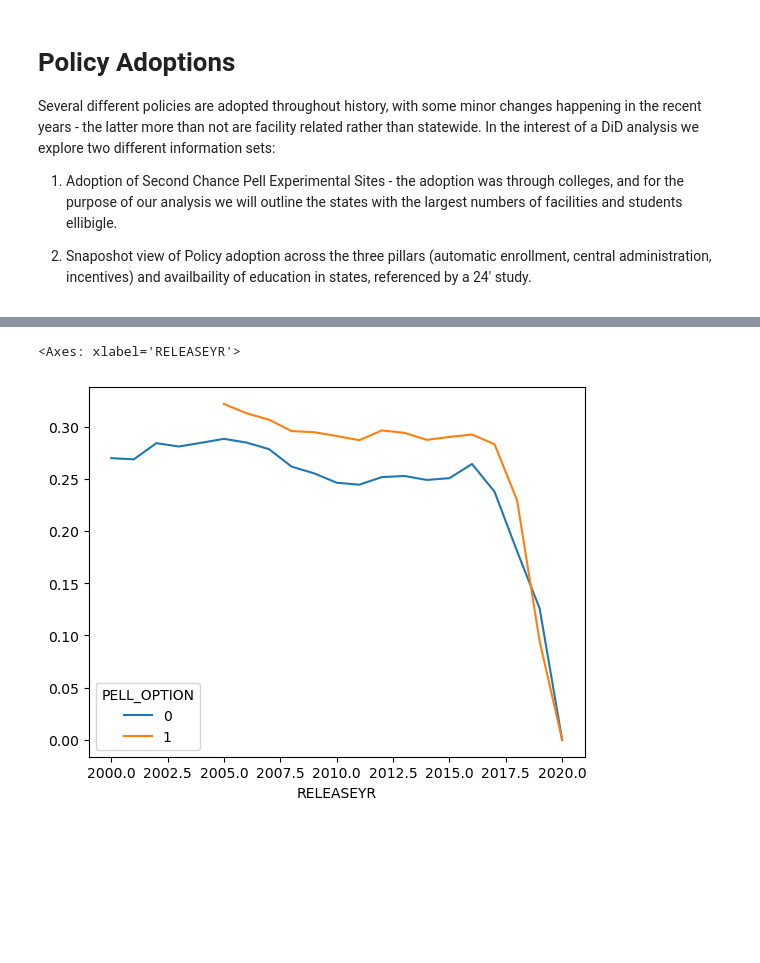
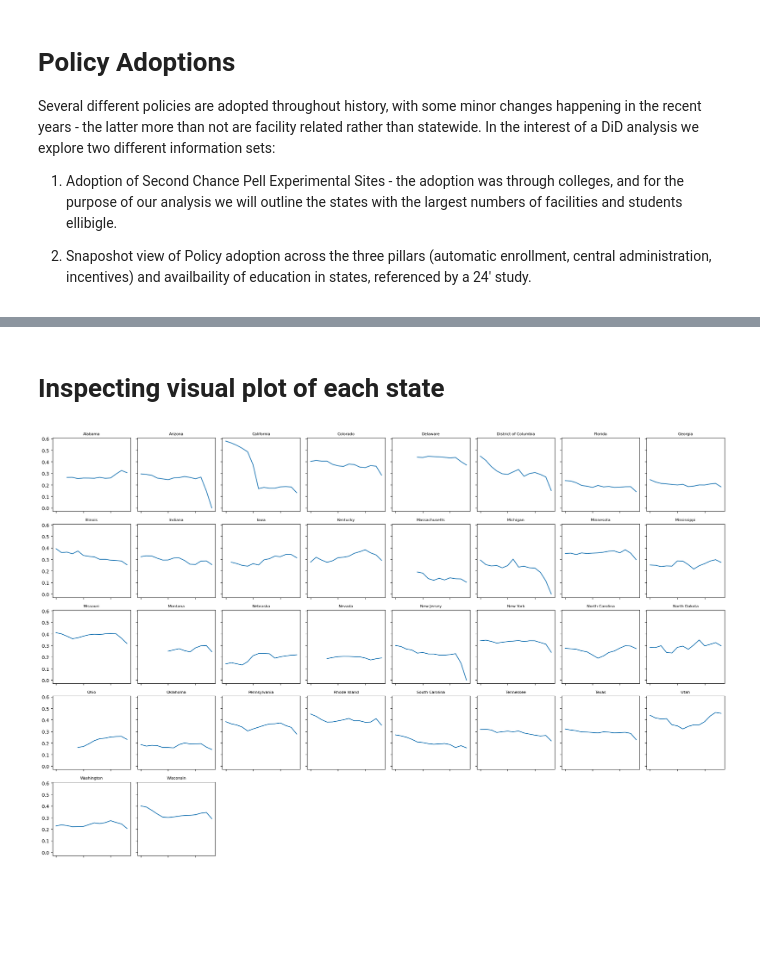
Before and after one commit to TeaTafaj/Recidivism-Education, a Jupyter notebook: pre_processing.ipynb, the cells around one changed output, grey strips where cells are left out. Saved outputs shown, nothing was run; the diff lists cells and outputs as text; code cells hidden in the pictures; blank space fills up the shorter version.

```diff
--- a/pre_processing.ipynb
+++ b/pre_processing.ipynb
@@ -407,0 +406,7 @@ Name: count, dtype: int64
+# %%
+# Keep states that appear by 2010 (ensures enough pre-treatment data)
+valid_states = (
+    df.groupby("STATE_NAME")["RELEASEYR"].min().loc[lambda x: x <= 2010].index
+)
+
+df = df[df["STATE_NAME"].isin(valid_states)]
@@ -407,0 +441,2 @@ Name: count, dtype: int64
+# %%
+df = df[~df["STATE_NAME"].isin(["New Mexico", "West Virginia"])]
@@ -408,3 +445,5 @@ Name: count, dtype: int64
+# %%
+df = df[df["RELEASEYR"] <= 2018]
 # %% [markdown]
 # Policy Adoptions
 
@@ -522,22 +504,29 @@ scores.sort_values("slope_diff").head(10)
-# %%
-states_option_try = [
-    "Texas",
-    "Tennessee",
-    "North Carolina",
-    "Arizona",
-    "Indiana",
-    "Georgia",
-]
-
-df_large = df[
-    (df["STATE_NAME"].isin(states_option_try)) & (df["RELEASEYR"] >= 2000)
-].copy()
-
-treated_states = ["Texas"]
-
-df_large["PELL_OPTION"] = df_large["STATE_NAME"].isin(treated_states).astype(int)
-
-df_large.groupby(["RELEASEYR", "PELL_OPTION"])["within_2_yrs"].mean().unstack().plot()
-# %% [output]
-<Axes: xlabel='RELEASEYR'>
-[figure, removed]
+# %% [markdown]
+# Inspecting visual plot of each state
+# %%
+import matplotlib.pyplot as plt
+
+state_trends = (
+    df[(df["RELEASEYR"] >= 2005) & (df["RELEASEYR"] <= 2018)]
+    .groupby(["STATE_NAME", "RELEASEYR"])["within_2_yrs"]
+    .mean()
+    .reset_index()
+)
+
+states = state_trends["STATE_NAME"].unique()
+
+fig, axes = plt.subplots(6, 8, figsize=(20, 15), sharex=True, sharey=True)
+axes = axes.flatten()
+
+for i, state in enumerate(states):
+    temp = state_trends[state_trends["STATE_NAME"] == state]
+    axes[i].plot(temp["RELEASEYR"], temp["within_2_yrs"])
+    axes[i].set_title(state, fontsize=8)
+
+for ax in axes[len(states) :]:
+    ax.axis("off")
+
+plt.tight_layout()
+plt.show()
+# %% [output]
+[figure, added]
```
Also changed, not shown: parts of 17 cells of this notebook.
